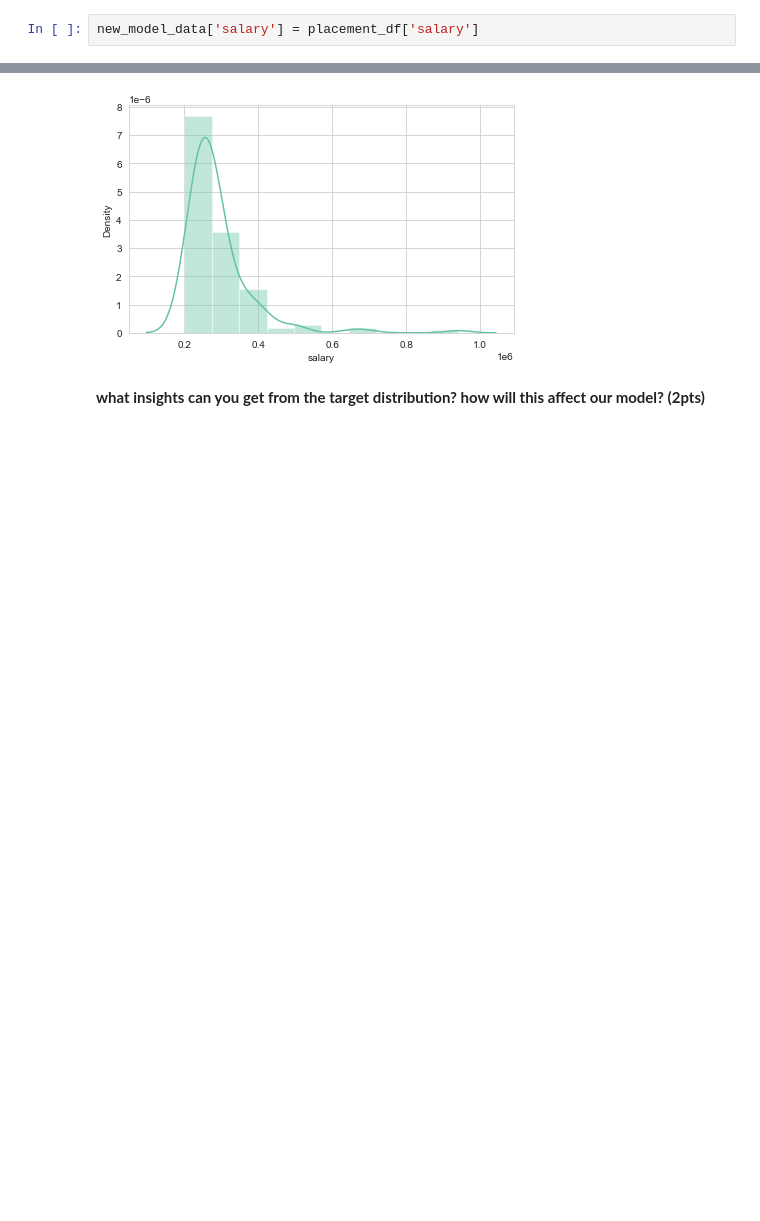
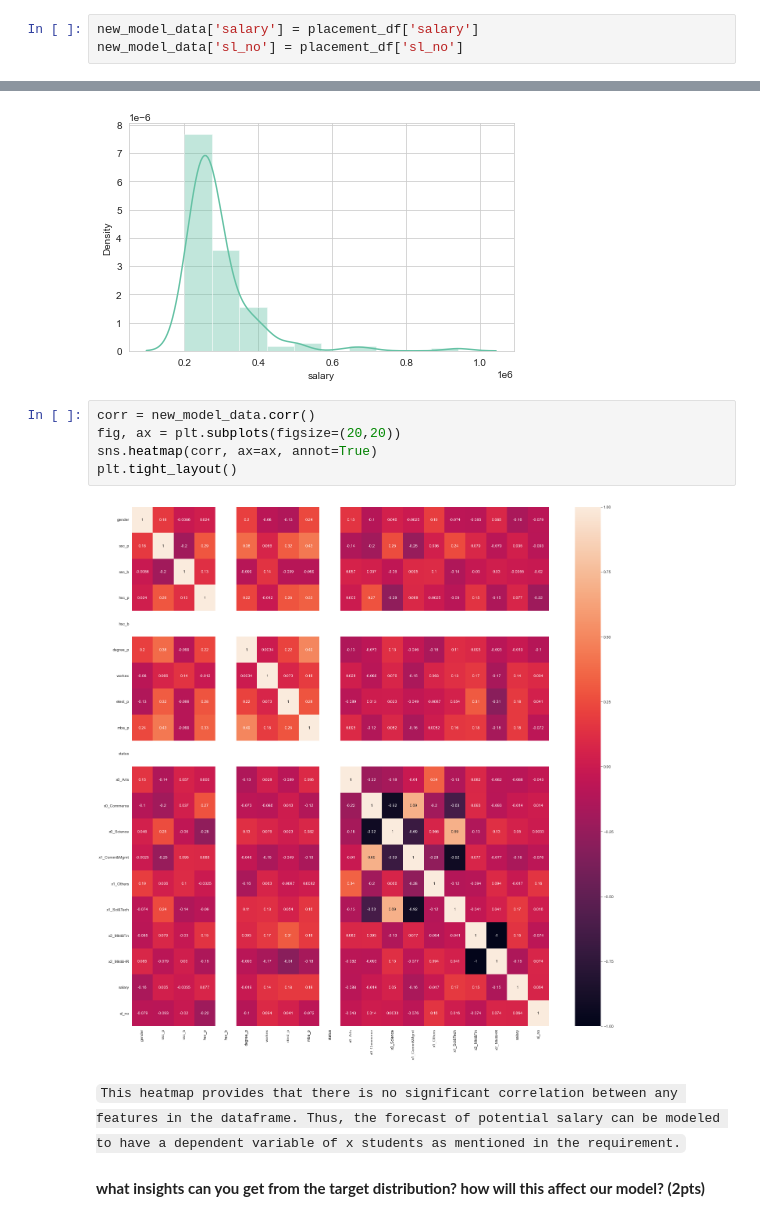
Before and after one commit to Astrathena18/DATA103-Repository, a Jupyter notebook: Notebooks/KNN_and_LR_Assignment/01_knn_lr_student.ipynb, the cells around one changed output, grey strips where cells are left out. Saved outputs shown, nothing was run; the diff lists cells and outputs as text; blank space fills up the shorter version.

```diff
--- a/Notebooks/KNN_and_LR_Assignment/01_knn_lr_student.ipynb
+++ b/Notebooks/KNN_and_LR_Assignment/01_knn_lr_student.ipynb
@@ -279,6 +280,7 @@ In this section you will create a Linear Regression model wherein the target is
 new_model_data = model_data
 # %%
 new_model_data['salary'] = placement_df['salary']
+new_model_data['sl_no'] = placement_df['sl_no']
 # %%
 new_model_data.columns
 # %% [output]
@@ -327,6 +329,15 @@ plt.tight_layout()
 plt.show()
 # %% [output]
 [figure]
+# %%
+corr = new_model_data.corr()
+fig, ax = plt.subplots(figsize=(20,20))
+sns.heatmap(corr, ax=ax, annot=True)
+plt.tight_layout()
+# %% [output]
+[figure, added]
+# %% [markdown]
+`This heatmap provides that there is no significant correlation between any features in the dataframe. Thus, the forecast of potential salary can be modeled to have a dependent variable of x students as mentioned in the requirement.`
 # %% [markdown]
 **what insights can you get from the target distribution? how will this affect our model? (2pts)**
 # %% [markdown]
```
Also changed, not shown: parts of 14 cells of this notebook.
